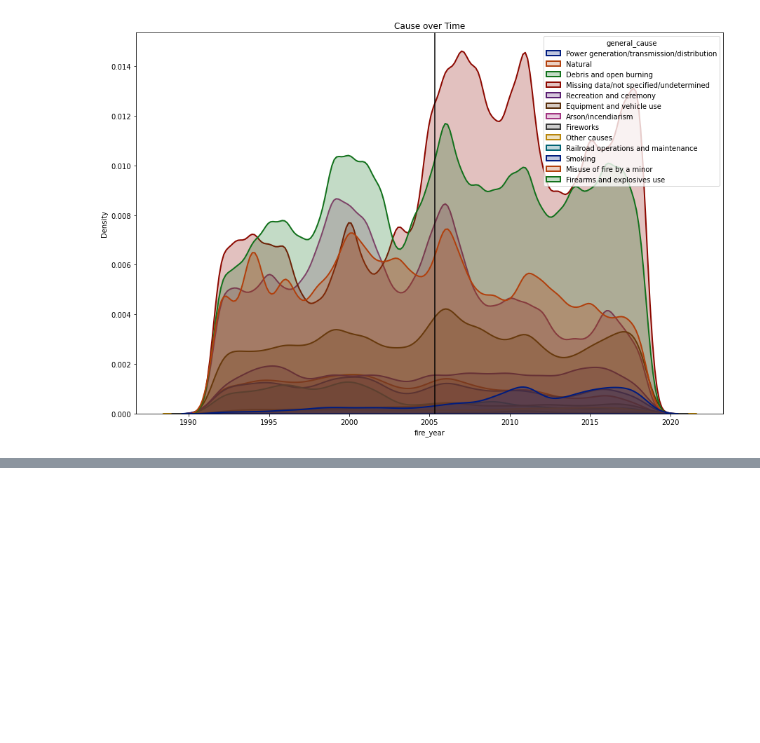
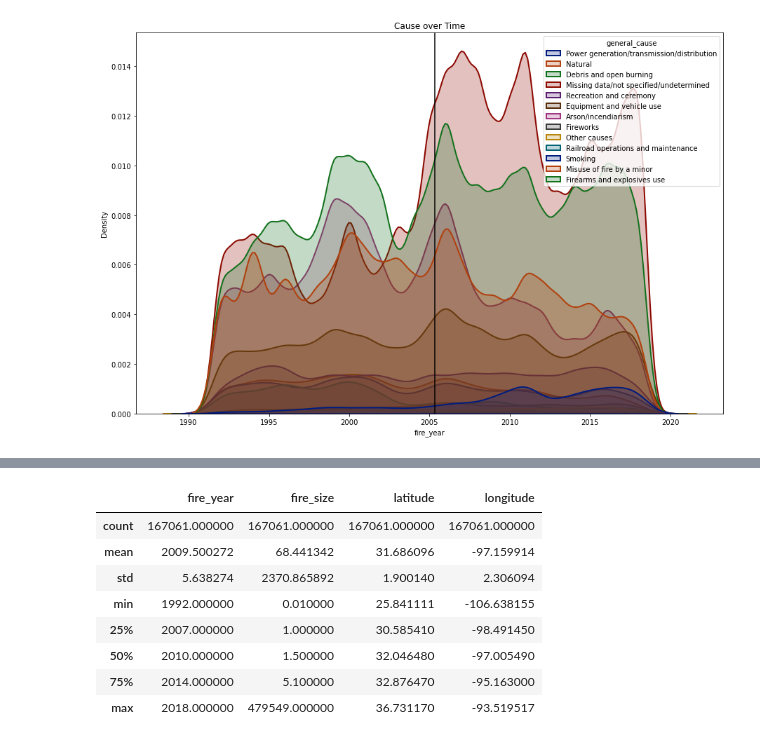
Before and after one commit to Dames-Researching-Flames/Sound-the-Alarm, a Jupyter notebook: Individual Works/kristine_workbook.ipynb, the cells around one changed output, grey strips where cells are left out. Drawn from its saved outputs; the diff is of its cells as text; code cells hidden in the pictures; blank space fills up the shorter version.

```diff
--- a/Individual Works/kristine_workbook.ipynb
+++ b/Individual Works/kristine_workbook.ipynb
@@ -537,0 +599,14 @@ plt.title("Cause over Time");
+# %%
+# Stats for Texas Dataframe
+
+tx_fires.describe()
+# %% [output]
+|  | fire_year | fire_size | latitude | longitude |
+| count | 167061.000000 | 167061.000000 | 167061.000000 | 167061.000000 |
+| mean | 2009.500272 | 68.441342 | 31.686096 | -97.159914 |
+| std | 5.638274 | 2370.865892 | 1.900140 | 2.306094 |
+| min | 1992.000000 | 0.010000 | 25.841111 | -106.638155 |
+| 25% | 2007.000000 | 1.000000 | 30.585410 | -98.491450 |
+| 50% | 2010.000000 | 1.500000 | 32.046480 | -97.005490 |
+| 75% | 2014.000000 | 5.100000 | 32.876470 | -95.163000 |
+| max | 2018.000000 | 479549.000000 | 36.731170 | -93.519517 |
```
Also changed, not shown: parts of 14 cells of this notebook.
